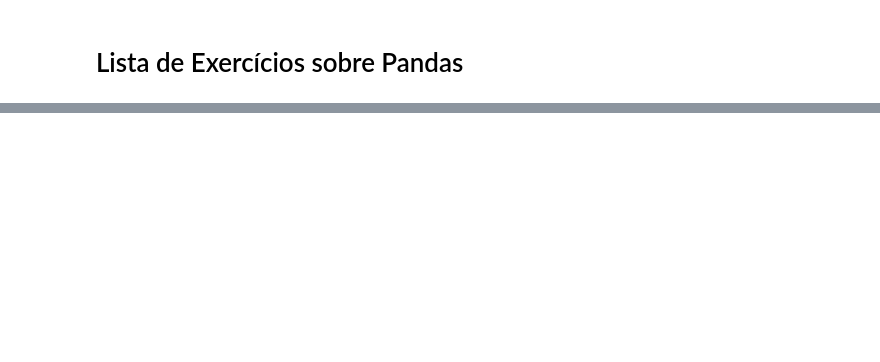
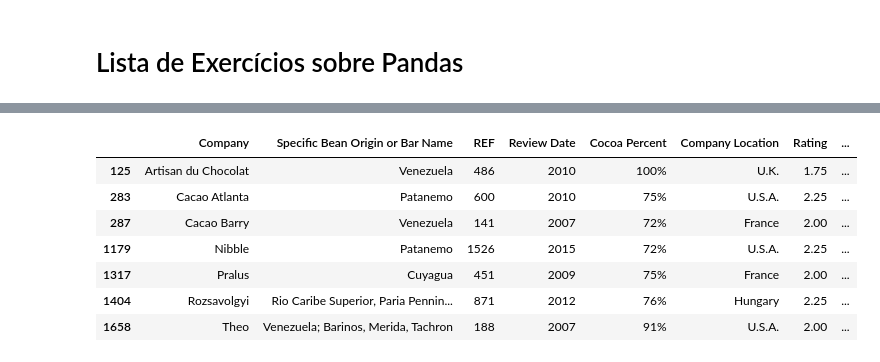
Before and after one commit to FelipeOrlandoLanzara/Data-Science, a Jupyter notebook: 2. Análise de Dados/2.2. Pandas/resolucao_exercicios_pandas.ipynb, the cells around one changed output, grey strips where cells are left out. Saved outputs shown, nothing was run; the diff lists cells and outputs as text; code cells hidden in the pictures; blank space fills up the shorter version.

```diff
--- a/2. Análise de Dados/2.2. Pandas/resolucao_exercicios_pandas.ipynb
+++ b/2. Análise de Dados/2.2. Pandas/resolucao_exercicios_pandas.ipynb
@@ -40,0 +327,14 @@ df.tail()
+# %%
+# Resolução da parte 3:
+
+# Utilizando condições e and
+df[(df['Rating'] < 2.5) & (df['Broad Bean Origin'] == 'Venezuela')]
+# %% [output]
+|  | Company | Specific Bean Origin or Bar Name | REF | Review Date | Cocoa Percent | Company Location | Rating | ... |
+| 125 | Artisan du Chocolat | Venezuela | 486 | 2010 | 100% | U.K. | 1.75 | ... |
+| 283 | Cacao Atlanta | Patanemo | 600 | 2010 | 75% | U.S.A. | 2.25 | ... |
+| 287 | Cacao Barry | Venezuela | 141 | 2007 | 72% | France | 2.00 | ... |
+| 1179 | Nibble | Patanemo | 1526 | 2015 | 72% | U.S.A. | 2.25 | ... |
+| 1317 | Pralus | Cuyagua | 451 | 2009 | 75% | France | 2.00 | ... |
+| 1404 | Rozsavolgyi | Rio Caribe Superior, Paria Pennin... | 871 | 2012 | 76% | Hungary | 2.25 | ... |
+| 1658 | Theo | Venezuela; Barinos, Merida, Tachron | 188 | 2007 | 91% | U.S.A. | 2.00 | ... |
```
Also changed, not shown: parts of 25 cells of this notebook, 2 other files.
